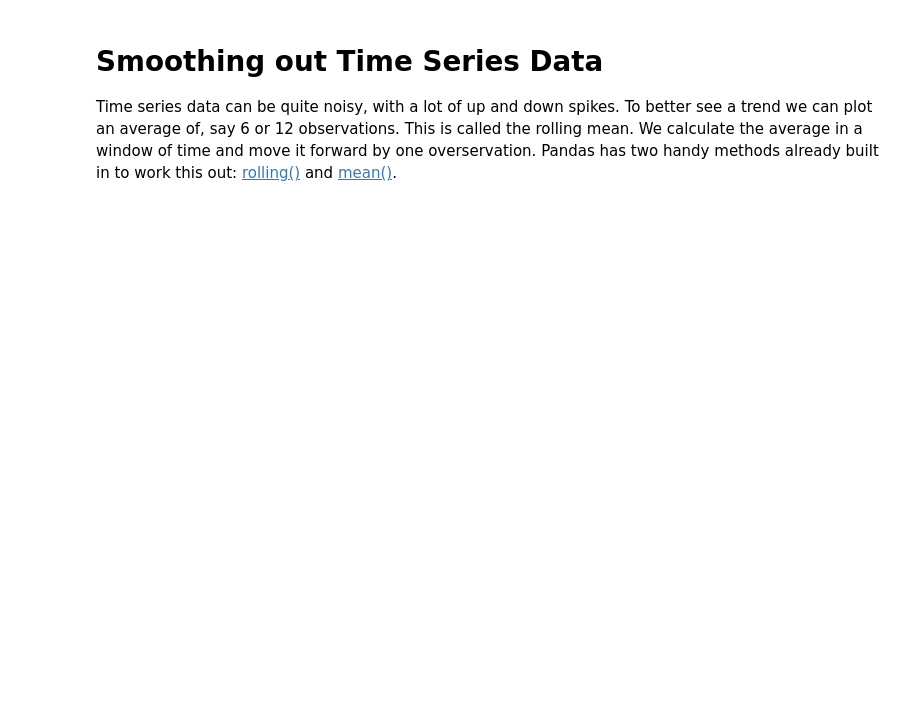
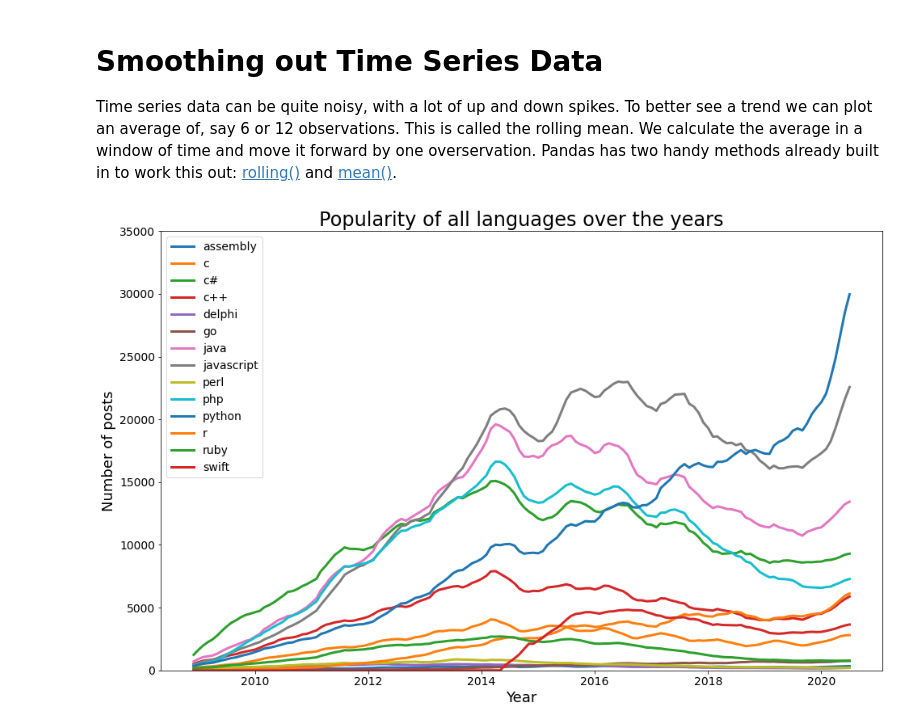
Before and after one commit to msDikshaGarg/Python-100-days-of-code, a Jupyter notebook: Programs/73_programming_languages_dataset/programming_languages.ipynb, the cells around one changed output. Cells and saved outputs as stored; diff of their text form; code cells hidden in the pictures; blank space fills up the shorter version.

```diff
--- a/Programs/73_programming_languages_dataset/programming_languages.ipynb
+++ b/Programs/73_programming_languages_dataset/programming_languages.ipynb
@@ -93,3 +234,18 @@ Let's fix the date format to make it more readable. We need to use Pandas to cha
 # Smoothing out Time Series Data
 
 Time series data can be quite noisy, with a lot of up and down spikes. To better see a trend we can plot an average of, say 6 or 12 observations. This is called the rolling mean. We calculate the average in a window of time and move it forward by one overservation. Pandas has two handy methods already built in to work this out: [rolling()](https://pandas.pydata.org/pandas-docs/stable/reference/api/pandas.DataFrame.rolling.html) and [mean()](https://pandas.pydata.org/pandas-docs/stable/reference/api/pandas.core.window.rolling.Rolling.mean.html).
+# %%
+roll_df = reshaped_languages.rolling(window=6).mean()
+plt.figure(figsize=(16,10))
+plt.ylim(0,35000)
+plt.title("Popularity of all languages over the years", fontsize = 24)
+plt.xlabel("Year", fontsize = 18)
+plt.ylabel("Number of posts", fontsize = 18)
+plt.xticks(fontsize = 14)
+plt.yticks(fontsize = 14)
+for i in reshaped_languages.columns:
+    plt.plot(reshaped_languages.index, roll_df[i], linewidth = 3, label=roll_df[i].name)
+plt.legend(fontsize=14)
+plt.show()
+# %% [output]
+[figure, added]
```
Also changed, not shown: parts of 24 cells of this notebook.
